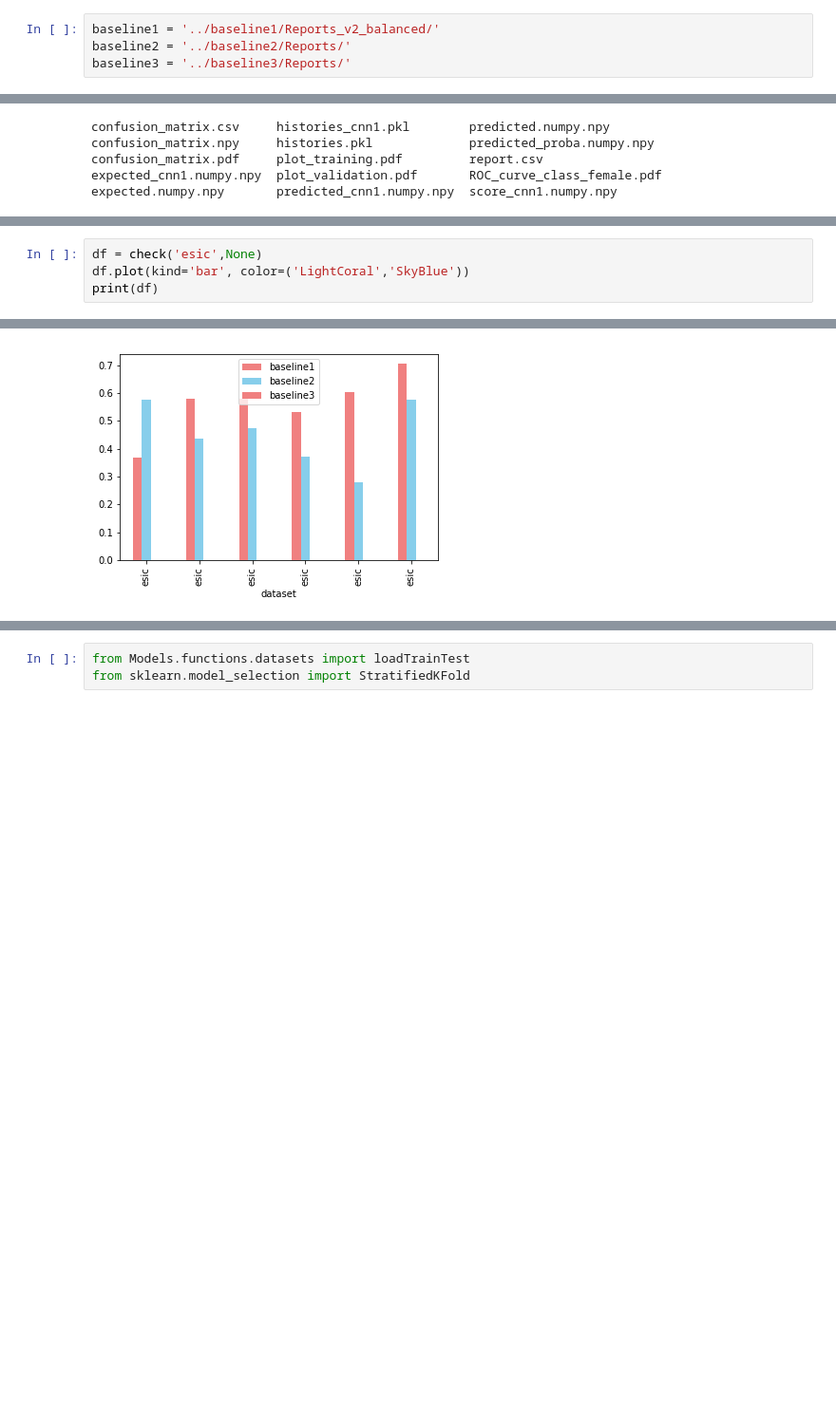
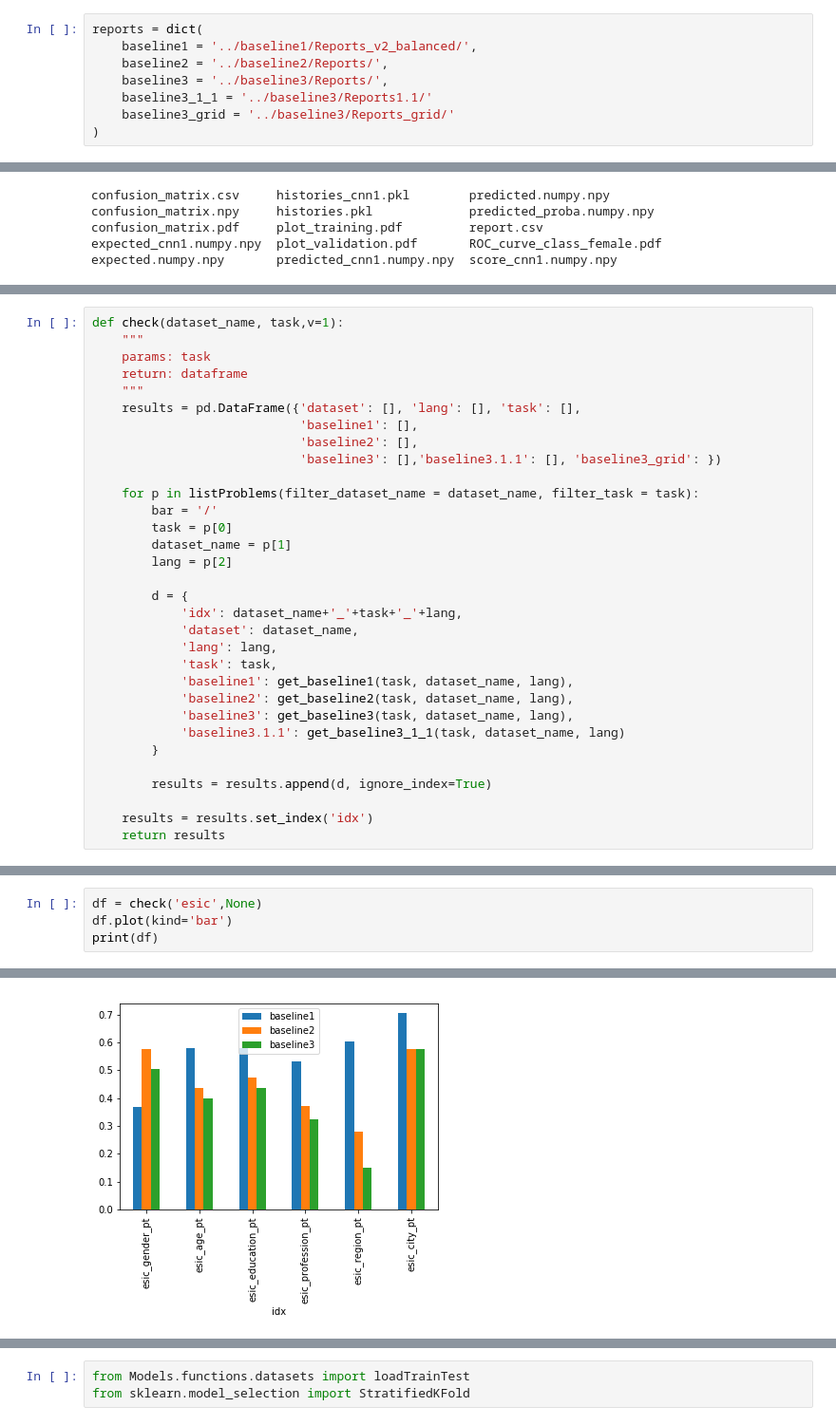
Before and after one commit to rafaelsandroni/author-profiling-models, a Jupyter notebook: analisis/compare - baseline1 and baseline2.ipynb, the cells around one changed output, grey strips where cells are left out. Shown at 95% size. Saved outputs shown, nothing was run; the diff lists cells and outputs as text; blank space fills up the shorter version.

```diff
--- a/analisis/compare - baseline1 and baseline2.ipynb
+++ b/analisis/compare - baseline1 and baseline2.ipynb
@@ -8,9 +8,13 @@ import matplotlib.pyplot as plt
 # %%
 from pprint import pprint
 # %%
-baseline1 = '../baseline1/Reports_v2_balanced/'
-baseline2 = '../baseline2/Reports/'
-baseline3 = '../baseline3/Reports/'
+reports = dict(
+    baseline1 = '../baseline1/Reports_v2_balanced/',
+    baseline2 = '../baseline2/Reports/',
+    baseline3 = '../baseline3/Reports/',
+    baseline3_1_1 = '../baseline3/Reports1.1/'
+    baseline3_grid = '../baseline3/Reports_grid/'
+)
 # %%
 import os
 # %%
@@ -120,0 +87,32 @@ def check(dataset_name, task,v=1):
+# %%
+def check(dataset_name, task,v=1):
+    """
+    params: task
+    return: dataframe
+    """
+    results = pd.DataFrame({'dataset': [], 'lang': [], 'task': [],
+                            'baseline1': [],
+                            'baseline2': [],
+                            'baseline3': [],'baseline3.1.1': [], 'baseline3_grid': })
+
+    for p in listProblems(filter_dataset_name = dataset_name, filter_task = task):
+        bar = '/'
+        task = p[0]
+        dataset_name = p[1]
+        lang = p[2]
+
+        d = {
+            'idx': dataset_name+'_'+task+'_'+lang,
+            'dataset': dataset_name,
+            'lang': lang,
+            'task': task,
+            'baseline1': get_baseline1(task, dataset_name, lang),
+            'baseline2': get_baseline2(task, dataset_name, lang),
+            'baseline3': get_baseline3(task, dataset_name, lang),
+            'baseline3.1.1': get_baseline3_1_1(task, dataset_name, lang)
+        }
+
+        results = results.append(d, ignore_index=True)
+
+    results = results.set_index('idx')
+    return results
@@ -144,5 +147,5 @@ brmoral_politics_pt    0.491131   0.377561        NaN  brmoral   pt   politics
 # %%
 df = check('esic',None)
-df.plot(kind='bar', color=('LightCoral','SkyBlue'))
+df.plot(kind='bar')
 print(df)
 # %% [output]
@@ -157,2 +160,2 @@ esic      0.705607   0.574884        NaN   pt        city
-[figure, old version]
+[figure, new version]
 # %%
```
Also changed, not shown: parts of 16 cells of this notebook, 53 other files.
